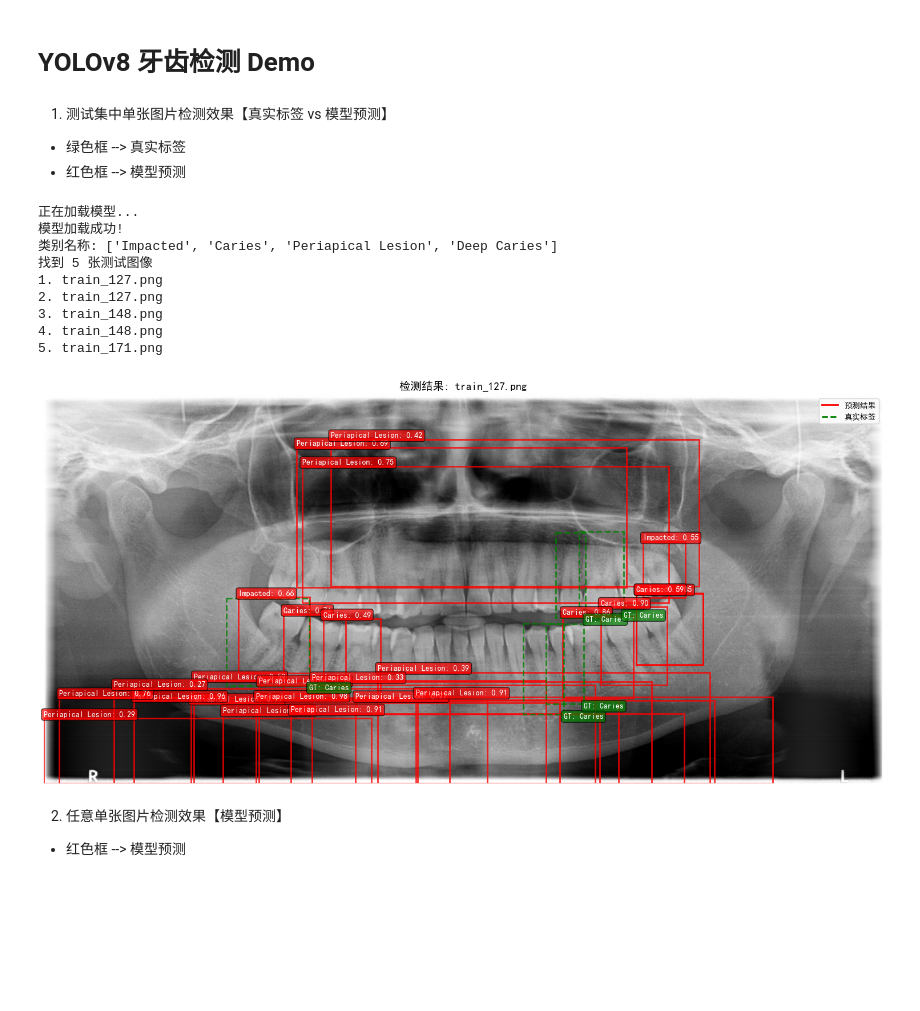
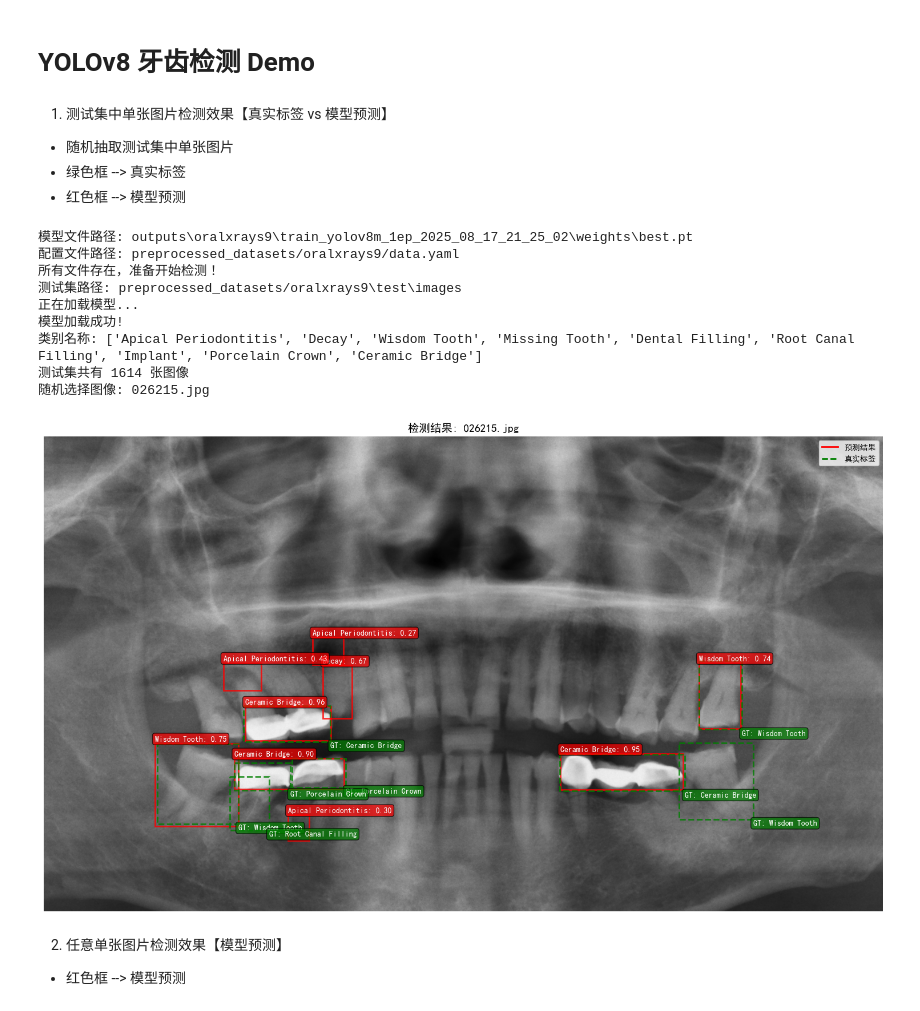
Before and after one commit to MybcyQzqxw/yolov8_teeth, a Jupyter notebook: demo.ipynb, the cells around one changed output. Drawn from its saved outputs; the diff is of its cells as text; code cells hidden in the pictures; blank space fills up the shorter version.

```diff
--- a/demo.ipynb
+++ b/demo.ipynb
@@ -3,43 +3,71 @@
 # %% [markdown]
 1. 测试集中单张图片检测效果【真实标签 vs 模型预测】
 
+- 随机抽取测试集中单张图片
 - 绿色框 --> 真实标签
 - 红色框 --> 模型预测
 # %%
-# DentalAI Detection Demo - 测试集对比分析
-
 from utils.demo_utils import DentalDetectionDemo
 import os
+import yaml
+import random
 
-# 配置路径
-model_path = r"outputs\oralxrays9\train_yolov8m_1ep_2025_08_17_20_59_46\weights\best.pt"
-data_yaml = r"preprocessed_datasets\oralxrays9\data.yaml"
+# 模型文件路径【手动输入】
+model_path = r"outputs\oralxrays9\train_yolov8m_1ep_2025_08_17_21_25_02\weights\best.pt"
+
+# 模型文件路径格式: outputs/{dataset_name}/train_xxx/weights/best.pt
+# 对应的data_yaml: preprocessed_datasets/{dataset_name}/data.yaml
+path_parts = model_path.replace('\\', '/').split('/')
+dataset_name = path_parts[1]
+data_yaml = f"preprocessed_datasets/{dataset_name}/data.yaml"
+
+print(f"模型文件路径: {model_path}")
+print(f"配置文件路径: {data_yaml}")
+
+# 检查文件存在性
+if not os.path.exists(model_path):
+    print(f"错误: 模型文件不存在")
+    raise FileNotFoundError(f"模型文件不存在: {model_path}")
+elif not os.path.exists(data_yaml):
+    print(f"错误: 配置文件不存在")
+    raise FileNotFoundError(f"配置文件不存在: {data_yaml}")
+else:
+    print("所有文件存在，准备开始检测！")
+
+# 从data.yaml配置文件中读取测试集路径
+with open(data_yaml, 'r', encoding='utf-8') as f:
+    data_config = yaml.safe_load(f)
+
+# 获取测试集图像目录路径
+test_images_dir = os.path.join(os.path.dirname(data_yaml), "test", "images")
+print(f"测试集路径: {test_images_dir}")
 
 # 创建演示对象
 demo = DentalDetectionDemo(model_path, data_yaml)
 
-# 获取测试集图像列表
-test_images_dir = "preprocessed_datasets/dentalx/test/images"
-images = demo.get_available_images(test_images_dir, max_count=5)
+# 获取所有测试集图像列表（不限制数量）
+all_images = demo.get_available_images(test_images_dir, max_count=None)
 
-print(f"找到 {len(images)} 张测试图像")
-for i, img_path in enumerate(images):
-    print(f"{i+1}. {img_path.name}")
+print(f"测试集共有 {len(all_images)} 张图像")
 
-# 选择第一张图像进行演示
-if images:
-    demo.visualize_detection(str(images[0]))
+# 从全部测试集中随机选取一张图像进行演示
+if all_images:
+    selected_image = random.choice(all_images)
+    print(f"随机选择图像: {selected_image.name}")
+    demo.visualize_detection(str(selected_image))
+else:
+    print("未找到测试图像！")
 # %% [output]
+模型文件路径: outputs\oralxrays9\train_yolov8m_1ep_2025_08_17_21_25_02\weights\best.pt
+配置文件路径: preprocessed_datasets/oralxrays9/data.yaml
+所有文件存在，准备开始检测！
+测试集路径: preprocessed_datasets/oralxrays9\test\images
 正在加载模型...
 模型加载成功!
-类别名称: ['Impacted', 'Caries', 'Periapical Lesion', 'Deep Caries']
-找到 5 张测试图像
-1. train_127.png
-2. train_127.png
-3. train_148.png
-4. train_148.png
-5. train_171.png
+类别名称: ['Apical Periodontitis', 'Decay', 'Wisdom Tooth', 'Missing Tooth', 'Dental Filling', 'Root Canal Filling', 'Implant', 'Porcelain Crown', 'Ceramic Bridge']
+测试集共有 1614 张图像
+随机选择图像: 026215.jpg
-[figure, old version]
+[figure, new version]
 # %% [markdown]
 2. 任意单张图片检测效果【模型预测】
 
```
Also changed, not shown: parts of 1 cell of this notebook, 2 other files.
